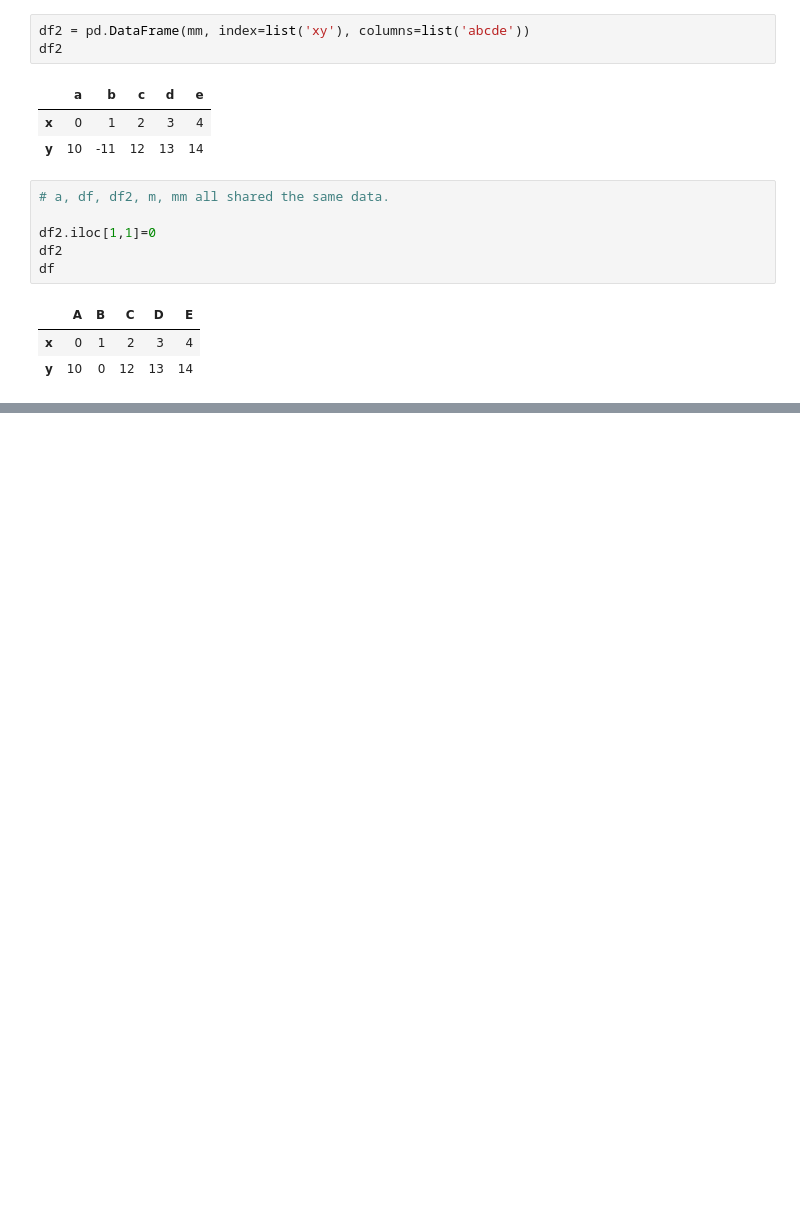
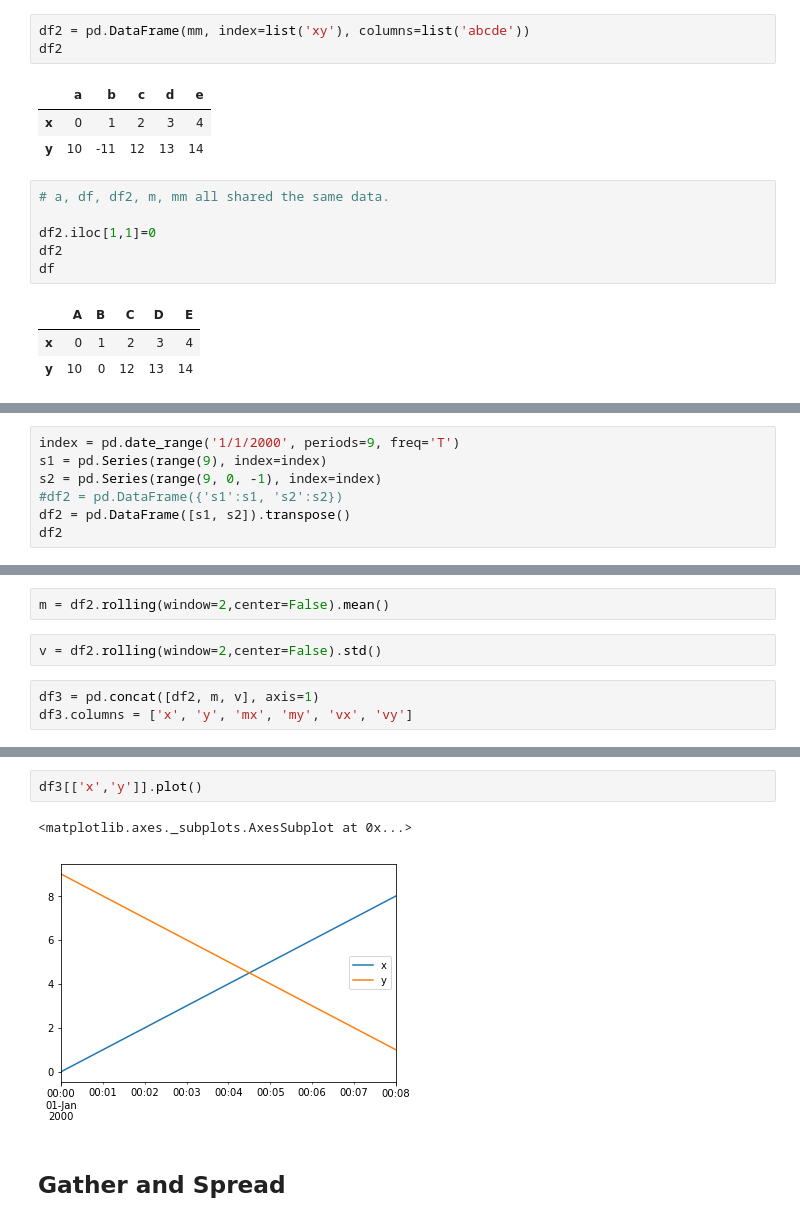
Before and after one commit to HaoranYi/gitProj, a Jupyter notebook: notebook/pp2.ipynb, the cells around one changed output, grey strips where cells are left out. Cells and saved outputs as stored; diff of their text form; blank space fills up the shorter version.

```diff
--- a/notebook/pp2.ipynb
+++ b/notebook/pp2.ipynb
@@ -260,0 +440,7 @@ df
+# %%
+index = pd.date_range('1/1/2000', periods=9, freq='T')
+s1 = pd.Series(range(9), index=index)
+s2 = pd.Series(range(9, 0, -1), index=index)
+#df2 = pd.DataFrame({'s1':s1, 's2':s2})
+df2 = pd.DataFrame([s1, s2]).transpose()
+df2
@@ -260,0 +458,7 @@ df
+# %%
+m = df2.rolling(window=2,center=False).mean()
+# %%
+v = df2.rolling(window=2,center=False).std()
+# %%
+df3 = pd.concat([df2, m, v], axis=1)
+df3.columns = ['x', 'y', 'mx', 'my', 'vx', 'vy']
@@ -260,0 +478,7 @@ df
+# %%
+df3[['x','y']].plot()
+# %% [output]
+<matplotlib.axes._subplots.AxesSubplot at 0x...>
+[figure, added]
+# %% [markdown]
+## Gather and Spread
```
Also changed, not shown: parts of 47 cells of this notebook.
